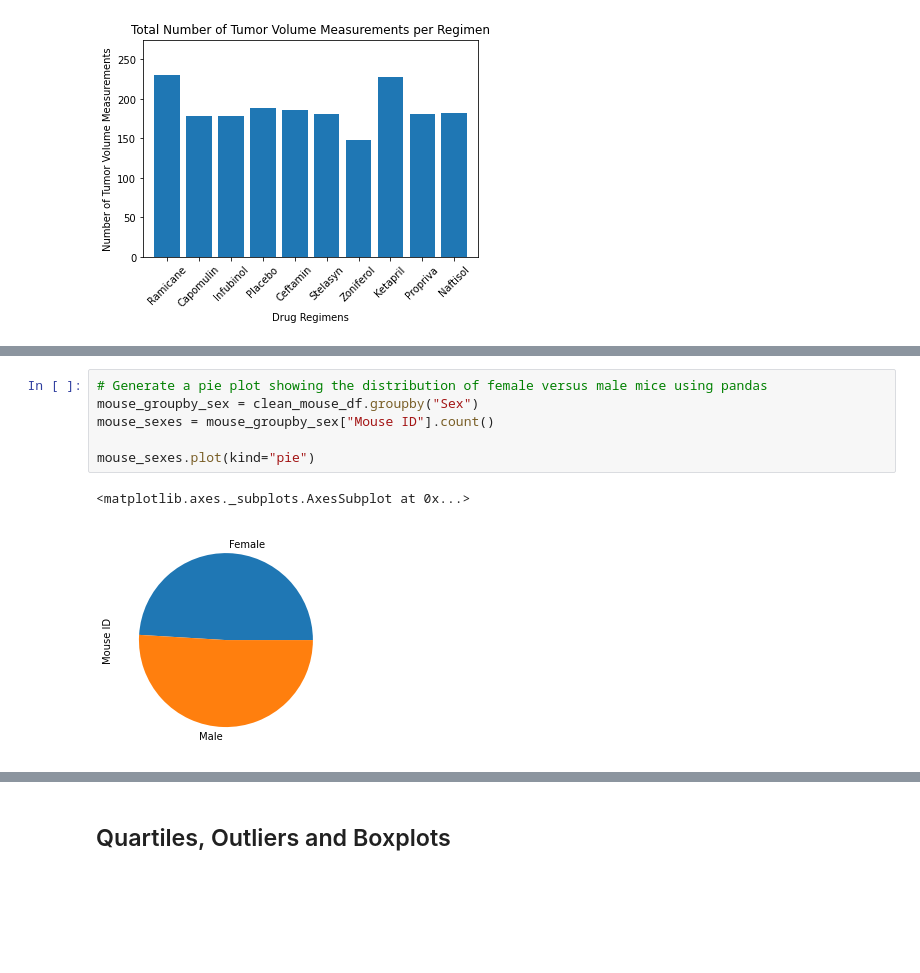
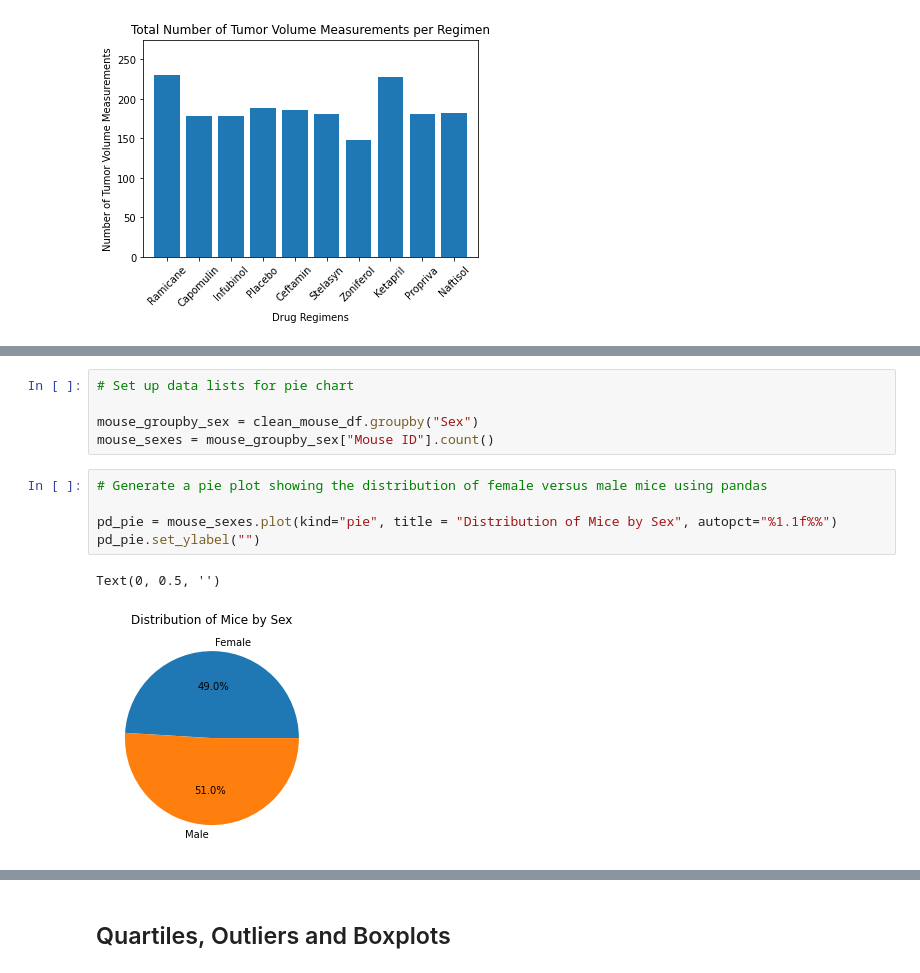
Before and after one commit to 1der4k/Matplotlib_Homework, a Jupyter notebook: pymaceuticals_starter.ipynb, the cells around one changed output, grey strips where cells are left out. Drawn from its saved outputs; the diff is of its cells as text; blank space fills up the shorter version.

Commit message:
corrected titles and added percentage labels to pandas and matplotlib pie charts

```diff
--- a/pymaceuticals_starter.ipynb
+++ b/pymaceuticals_starter.ipynb
@@ -288,12 +290,16 @@ clean_mouse_df
+# %%
+# Set up data lists for pie chart
+
+mouse_groupby_sex = clean_mouse_df.groupby("Sex")
+mouse_sexes = mouse_groupby_sex["Mouse ID"].count()
 # %%
 # Generate a pie plot showing the distribution of female versus male mice using pandas
-mouse_groupby_sex = clean_mouse_df.groupby("Sex")
-mouse_sexes = mouse_groupby_sex["Mouse ID"].count()
 
-mouse_sexes.plot(kind="pie")
+pd_pie = mouse_sexes.plot(kind="pie", title = "Distribution of Mice by Sex", autopct="%1.1f%%")
+pd_pie.set_ylabel("")
 # %% [output]
-<matplotlib.axes._subplots.AxesSubplot at 0x...>
+Text(0, 0.5, '')
-[figure, old version]
+[figure, new version]
 # %%
 # Generate a pie plot showing the distribution of female versus male mice using pyplot
 
```
Also changed, not shown: parts of 3 cells of this notebook.
